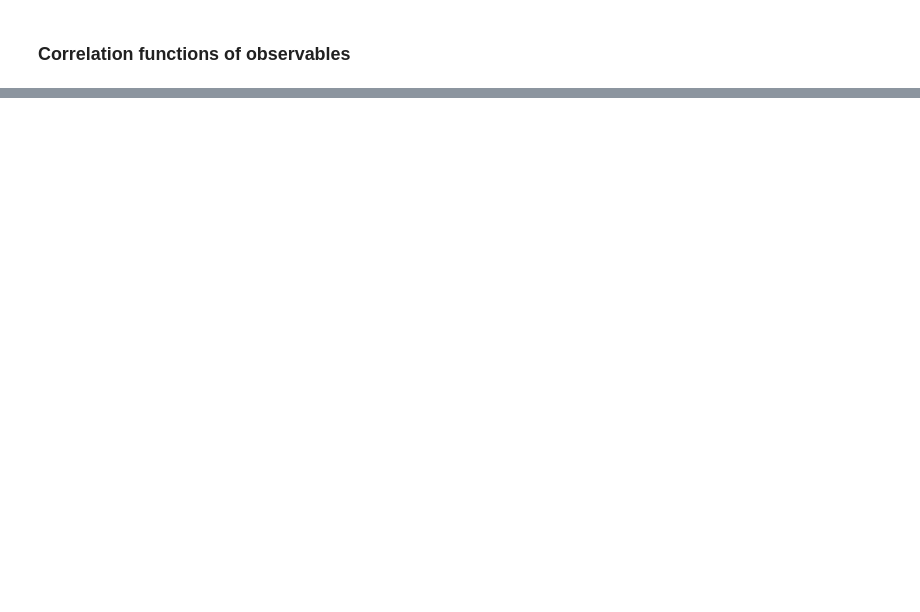
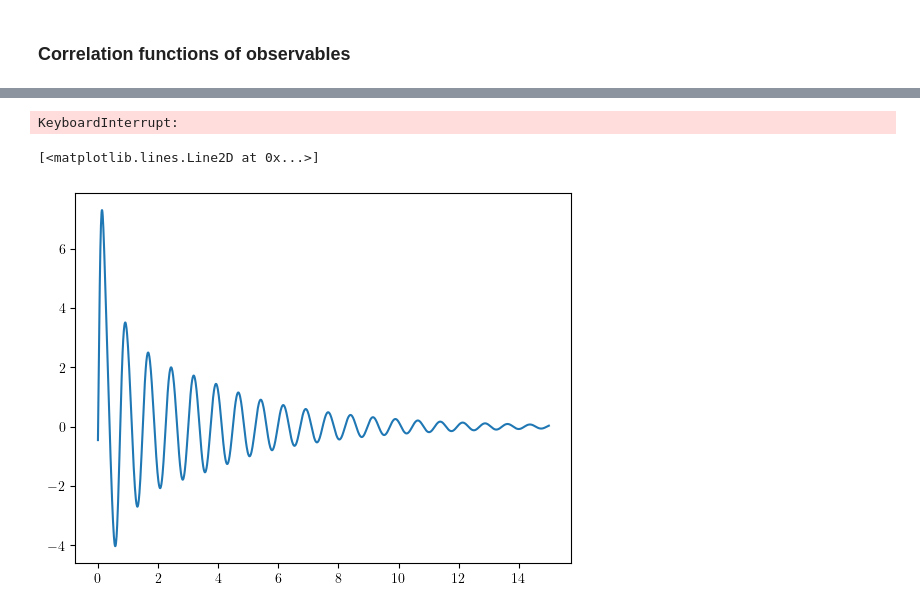
Before and after one commit to niccozagli/Response_Lorenz_Koopman, a Jupyter notebook: notebooks/new.ipynb, the cells around one changed output, grey strips where cells are left out. Cells and saved outputs as stored; diff of their text form; code cells hidden in the pictures; blank space fills up the shorter version.

```diff
--- a/notebooks/new.ipynb
+++ b/notebooks/new.ipynb
@@ -125,13 +120,0 @@ K_corr_proj = lambda t: Koopman_correlation_function(t,G_koop_n,fn,fn,lambdas_go
-# %%
-
-lags, cf = get_acf(z**2, nlags = nlags,Dt=Dt)
-plt.plot(lags,cf  ,label="Time series",linewidth=2)
-#plt.plot(lags,np.real( [K_corr_old(lag) for lag in lags])   ,label="Old Koopman")
-plt.plot(lags,np.real([K_corr_proj(lag) for lag in lags]), label = "Koopman")
-
-plt.xlim(-1,15)
-plt.xlabel(r"$t$",size=16)
-plt.ylabel(r"$C_{z}(t)$",size=16)
-plt.legend()
-#plt.ylim(-0.2,0.2)
-#plt.savefig("Correlation_function_z_comparison.png",dpi=600)
@@ -279,7 +125,7 @@ koopman_coefficients = {
 lorenz_cf_traj = lorenz63()
 lorenz_cf_traj.noise = lorenz.noise
 lorenz_cf_traj.tau = 100
-lorenz_cf_traj.t_span = (0,50000)
+lorenz_cf_traj.t_span = (0,100000)
 t, X = lorenz_cf_traj.integrate_EM()
 scaled, data_min,data_max = normalise_data_chebyshev(X)
 
@@ -296,6 +142,8 @@ scale = {
     "z^2" : ((zmax- zmin) / 2) **2,
     "xy" : (xmax - xmin) / 2 * (ymax - ymin) / 2
 }
+# %% [output]
+KeyboardInterrupt:
 # %%
 batch_size = 100_000
 n_total = scaled.shape[0]
@@ -357,3 +164,26 @@ ax[1].plot(np.abs(koopman_Gamma_2))
+# %%
+# Working in full space
+Ay = edmd.build_derivative_matrix(direction=1)
+scalar_product_Gamma = Ay.T @ avgs
+Gamma_projections = (tsvd_regulariser.Ur @ np.diag( 1 / (tsvd_regulariser.Sr + 0.01 )) @ tsvd_regulariser.Ur.T  ) @ scalar_product_Gamma
+# SVD
+Gamma_projections_reduced = tsvd_regulariser.project_reduced_space(Gamma_projections)
+
+### Decomposition on the selected Koopman eigenfunctions
+koopman_space = Projection_Koopman_Space(threshold_lambda=-100)
+koopman_space.set_subspace(tsvd_regulariser)
+Gamma_projections_koopman = koopman_space.project_to_koopman_space(Gamma_projections_reduced)
+
+projections_koopman = koopman_space.project_to_koopman_space(projections_reduced)
+# Reconstruct
+G_koop = koopman_space.reconstruct_correlation_function(coefficients_f=projections_koopman,coefficients_g=Gamma_projections_koopman)
+Green_Function_Koopman = np.array([G_koop(lag) for lag in lags])
+# %%
+fig, ax = plt.subplots()
+ax.plot(lags,np.real(Green_Function_Koopman)*scale["z"])
+# %% [output]
+[<matplotlib.lines.Line2D at 0x...>]
+[figure, added]
 # %%
 f_name = "response_cluster.pkl"
 with open(data_path/f_name,"rb") as f:
```
Also changed, not shown: parts of 25 cells of this notebook.
